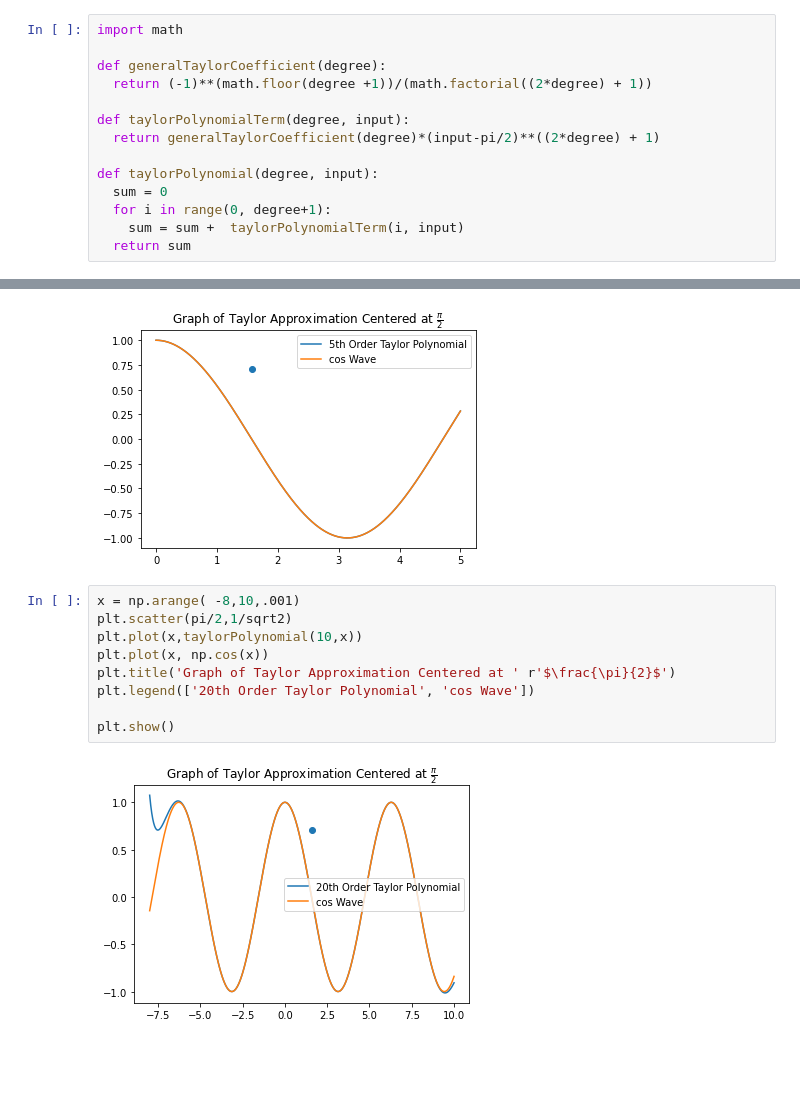
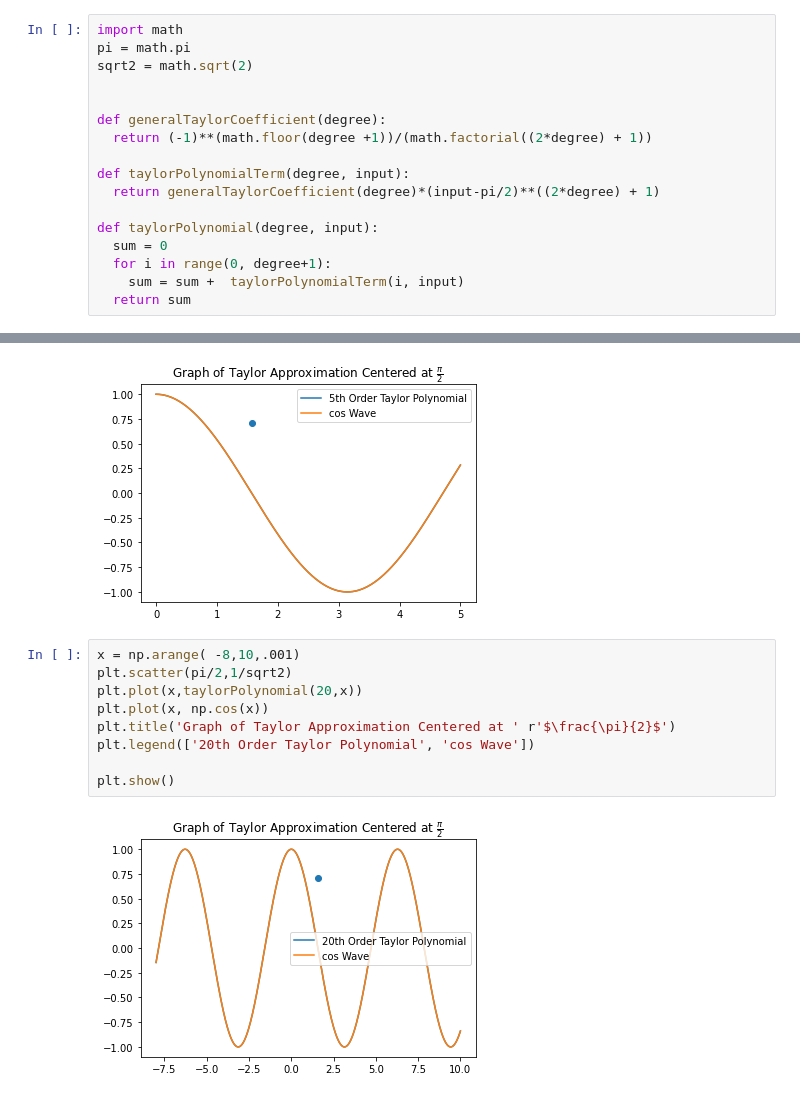
Before and after one commit to rajatlamsal00977/Project-1, a Jupyter notebook: Untitled3.ipynb, the cells around one changed output, grey strips where cells are left out. Saved outputs shown, nothing was run; the diff lists cells and outputs as text; blank space fills up the shorter version.

```diff
--- a/Untitled3.ipynb
+++ b/Untitled3.ipynb
@@ -25,5 +29,8 @@ $$
 # %%
 import math
+pi = math.pi
+sqrt2 = math.sqrt(2)
+
 
 def generalTaylorCoefficient(degree):
   return (-1)**(math.floor(degree +1))/(math.factorial((2*degree) + 1))
@@ -73,11 +82,11 @@ plt.show()
 # %%
 x = np.arange( -8,10,.001)
 plt.scatter(pi/2,1/sqrt2)
-plt.plot(x,taylorPolynomial(10,x))
+plt.plot(x,taylorPolynomial(20,x))
 plt.plot(x, np.cos(x))
 plt.title('Graph of Taylor Approximation Centered at ' r'$\frac{\pi}{2}$')
 plt.legend(['20th Order Taylor Polynomial', 'cos Wave'])
 
 plt.show()
 # %% [output]
-[figure, old version]
+[figure, new version]
```
Also changed, not shown: parts of 4 cells of this notebook.
